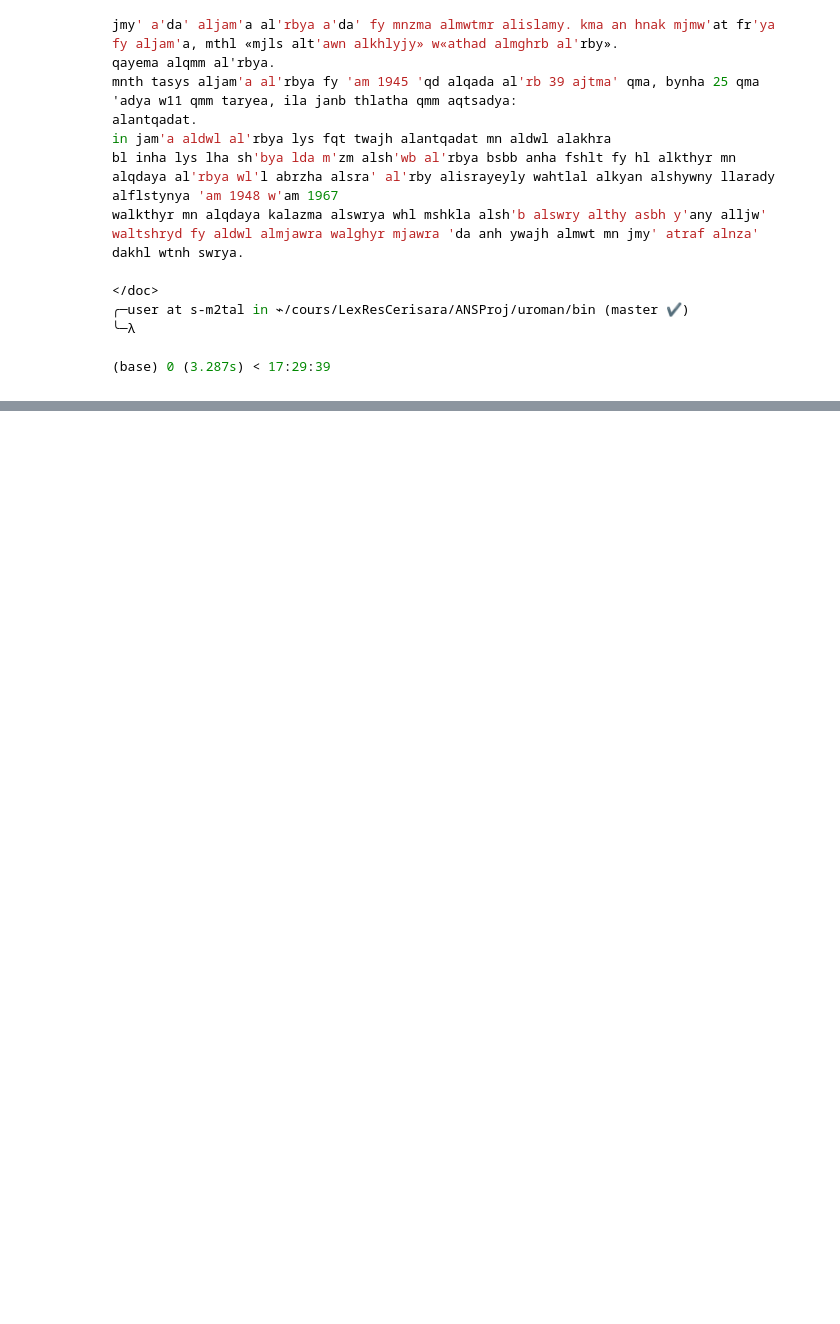
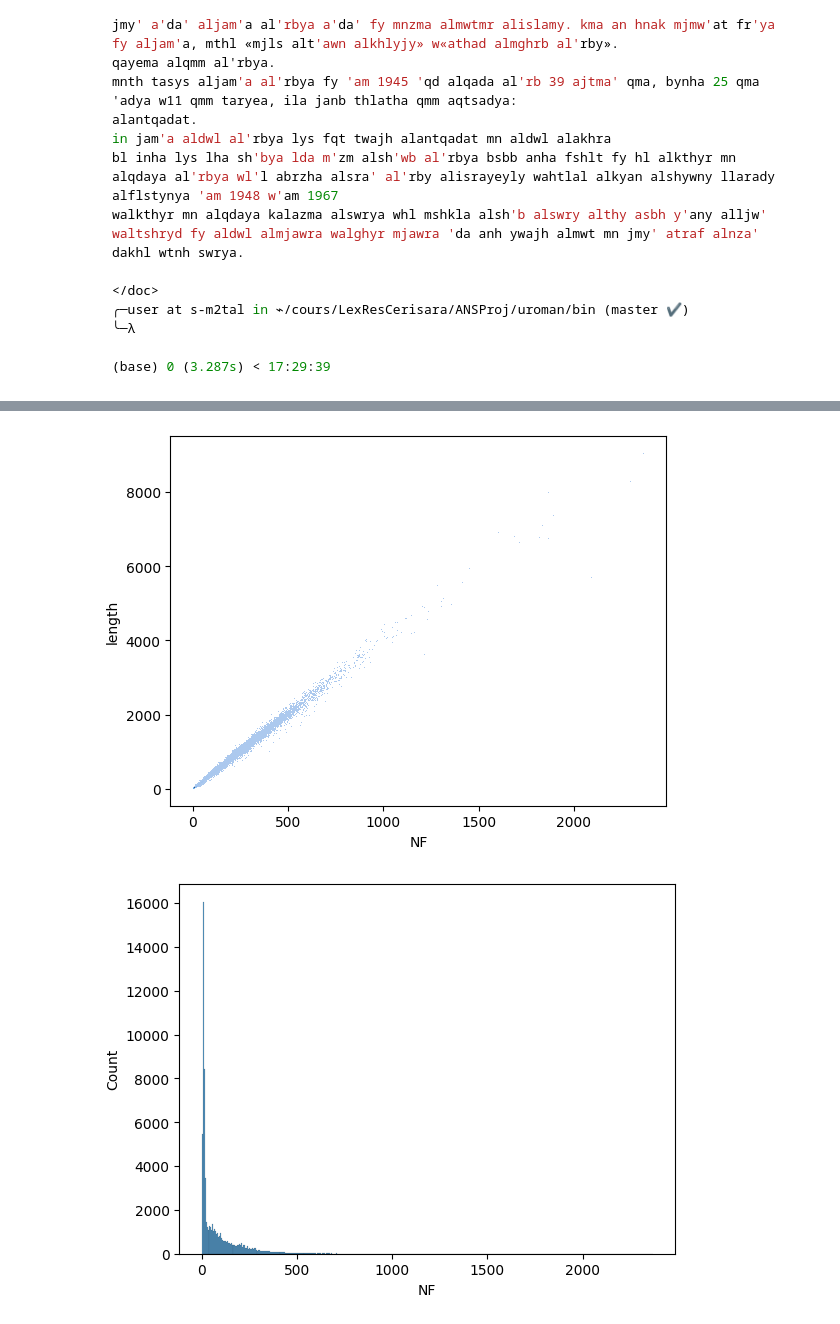
Before and after one commit to 2022-23-M2-NLP-LexRes-ANS/cross_script_MLM, a Jupyter notebook: romanize_arabic.ipynb, the cells around one changed output, grey strips where cells are left out. Cells and saved outputs as stored; diff of their text form; code cells hidden in the pictures; blank space fills up the shorter version.

```diff
--- a/romanize_arabic.ipynb
+++ b/romanize_arabic.ipynb
@@ -301,0 +647,11 @@ This output so far looks pretty good. Remaining tasks to do:
+# %%
+"""NR: number of record (line number);
+length: number of characters in line;
+NF: number of fields (words)"""
+
+df = pd.read_csv("ar_down_rom_stat_NR_length_NF.txt", sep=" ", header=None)
+col_names = ["NR", "length", "NF"]
+df.columns = col_names
+
+df.head()
+df.describe()
@@ -301,0 +668,19 @@ This output so far looks pretty good. Remaining tasks to do:
+# %%
+sns.histplot(
+    data=df,
+    x="NF",
+    y="length",
+    #             bins=200,
+)
+plt.show()
+
+sns.histplot(data=df, x="NF")
+plt.show()
+
+sns.boxplot(data=df, x="length")
+plt.show()
+sns.boxplot(data=df, x="NF")
+plt.show()
+# %% [output]
+[figure, added]
+[figure, added]
```
Also changed, not shown: parts of 53 cells of this notebook, 1 other file.
